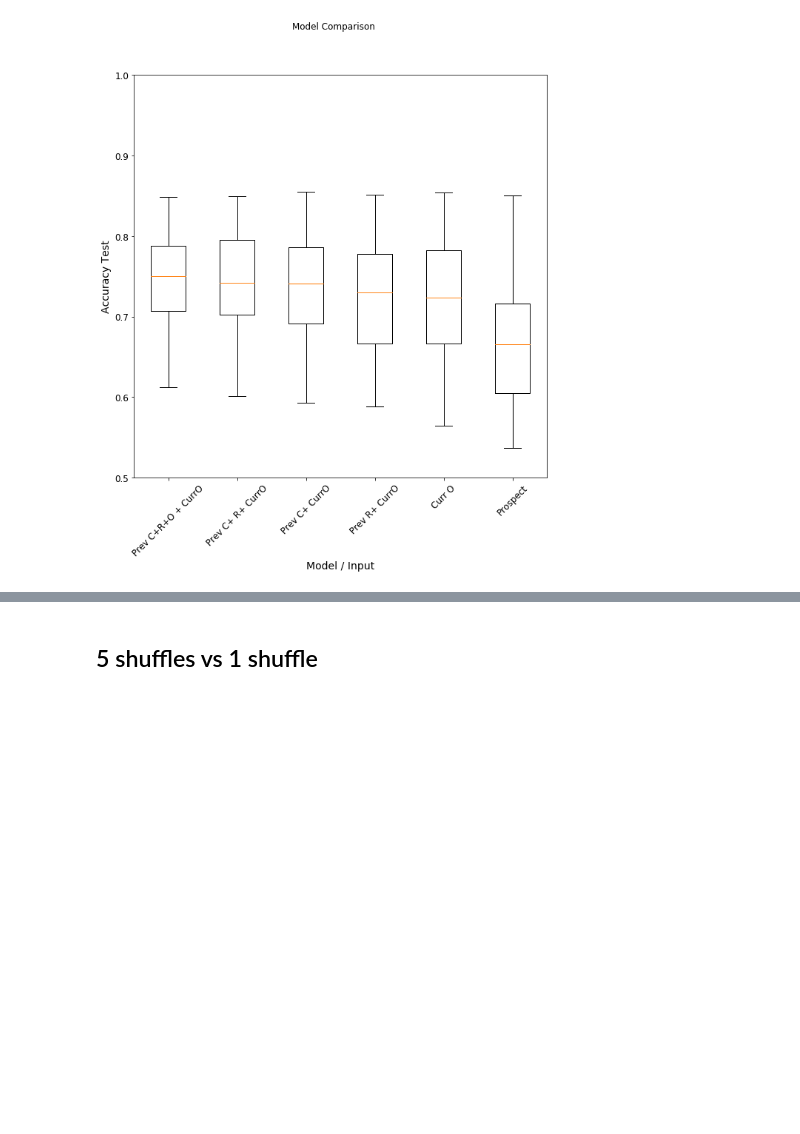
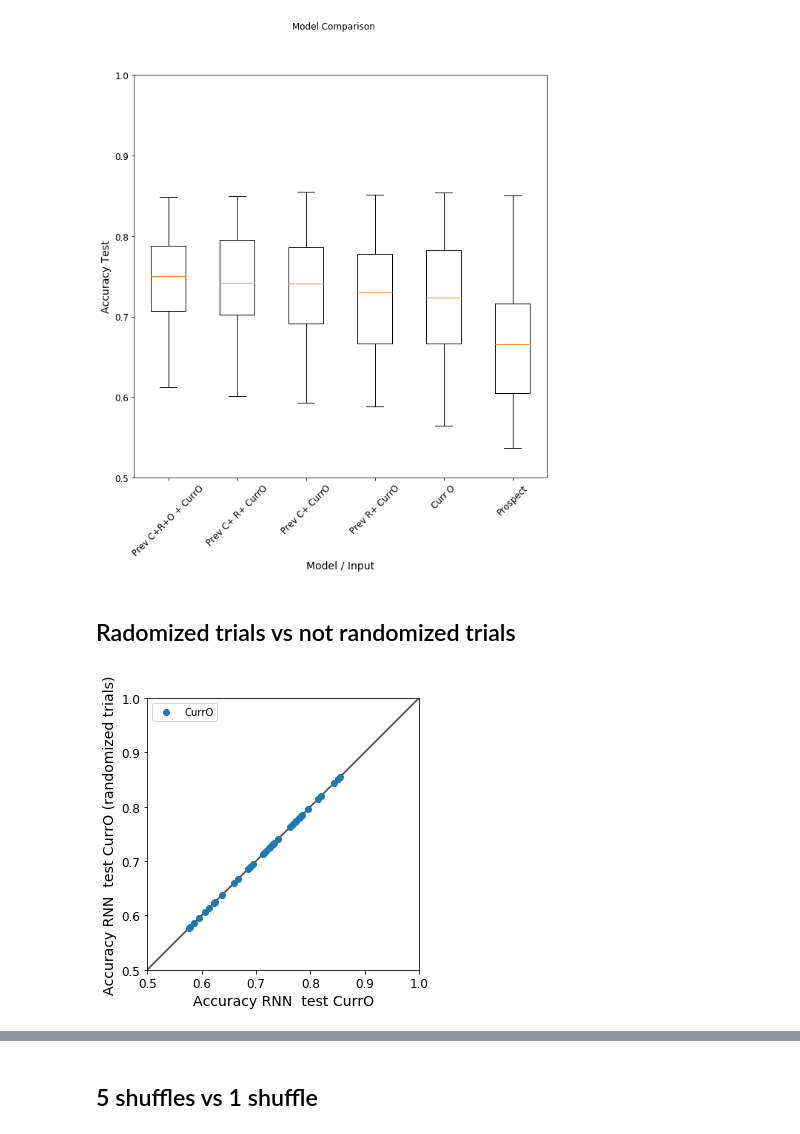
Before and after one commit to ritwik7/RNN_Economist, a Jupyter notebook: Appdataanalysis.ipynb, the cells around one changed output, grey strips where cells are left out. Drawn from its saved outputs; the diff is of its cells as text; code cells hidden in the pictures; blank space fills up the shorter version.

```diff
--- a/Appdataanalysis.ipynb
+++ b/Appdataanalysis.ipynb
@@ -449,6 +459,11 @@ all_subj_metrics_manual_currOprevR=pd.read_csv(dir_path+"Summaries/OddEvenPlays/
 all_subj_metrics_manual_currOprevRC=pd.read_csv(dir_path+"Summaries/OddEvenPlays/RandomizedPlays1/currOprevRC_all_subj_metrics_manual_df8_testsess.csv") ## current options + prev action+ prev outcomes
 
 all_subj_metrics_manual_currprevopts=pd.read_csv(dir_path+"Summaries/OddEvenPlays/RandomizedPlays1/curr_prev_opts_all_subj_metrics_manual_df8_testsess.csv") ## current options, prev actions, prev outcome, prev opts
+
+
+
+######## RANDOMIZED TRIALS
+all_subj_metrics_manual_currO_randdomtrials  = pd.read_csv(dir_path+"Summaries/OddEvenPlays/RandomizedPlays1/RandomizedTrials/currO_all_subj_metrics_manual_df8_testsess.csv") ## current options
 # %% [markdown]
 ## PROSPECT THEORY vs RNN
 # %%
@@ -667,3 +682,26 @@ plt.ylim([0.5,1]);
 plt.savefig(dir_path+"Summaries/OddEvenPlays/RandomizedPlays1" +"/ModelComparison.pdf")
 # %% [output]
 [figure]
+# %% [markdown]
+## Radomized trials vs not randomized trials
+# %%
+fig,ax= plt.subplots(figsize=(5,5))
+lims = [
+    np.min([ax.get_xlim(), ax.get_ylim()]),  # min of both axes
+    np.max([ax.get_xlim(), ax.get_ylim()]),  # max of both axes
+]
+ax.plot(lims,lims,color='black',alpha=0.75, zorder=0)
+ax.set_aspect('equal')
+ax.set_xlabel('Accuracy RNN  test CurrO', Fontsize=14)
+ax.set_ylabel('Accuracy RNN  test CurrO (randomized trials)'  ,Fontsize=14);
+
+ax.set_xlim([0.5,1])
+ax.set_ylim([0.5,1]);
+
+plt.scatter(all_subj_metrics_manual_currO.accuracy_test, all_subj_metrics_manual_currO_randdomtrials.accuracy_test,label="CurrO")
+
+
+plt.legend(loc=0);
+plt.savefig(dir_path+"Summaries/OddEvenPlays/RandomizedPlays1/RandomizedTrials" +"/Accuracy_test_random_currO.pdf")
+# %% [output]
+[figure, added]
```
Also changed, not shown: parts of 6 cells of this notebook, 12 other files.
